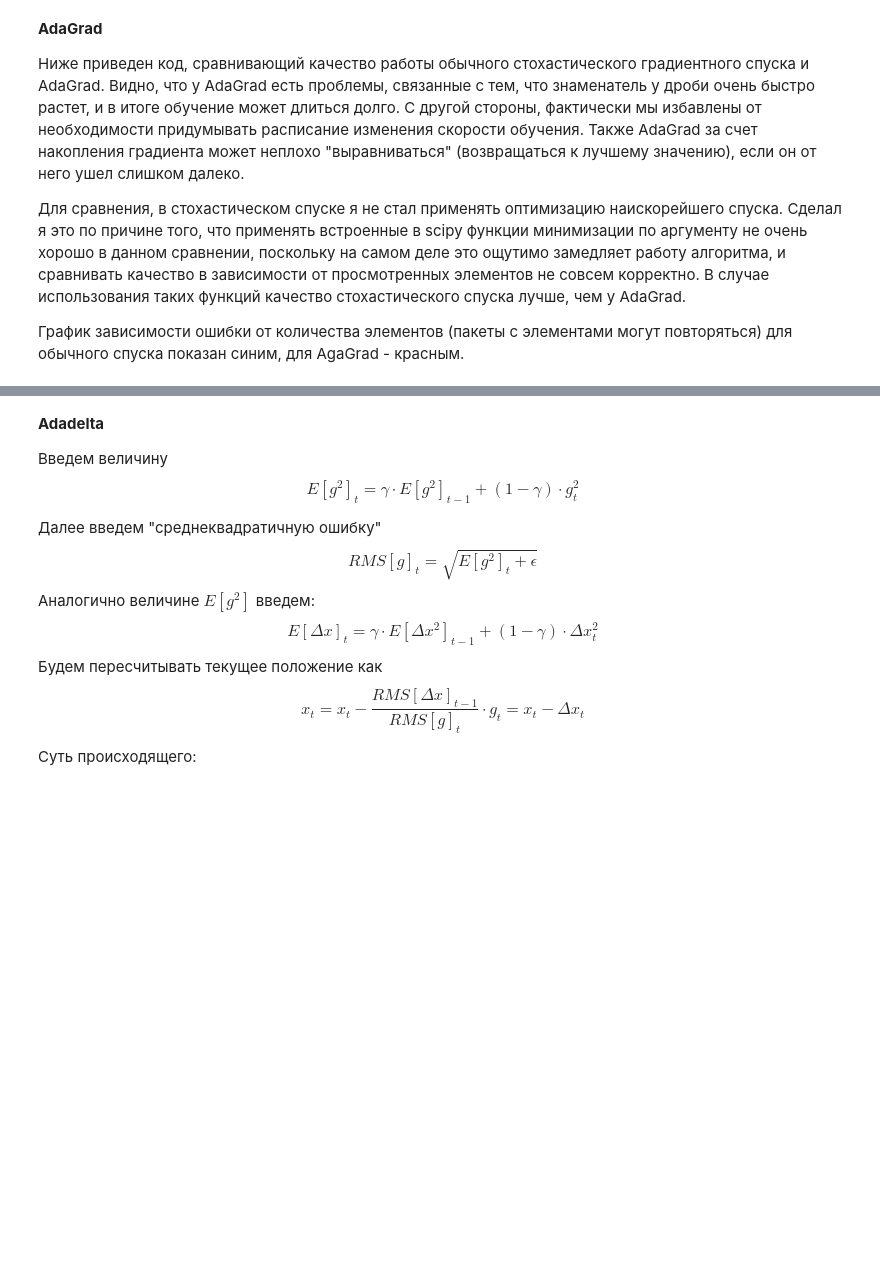
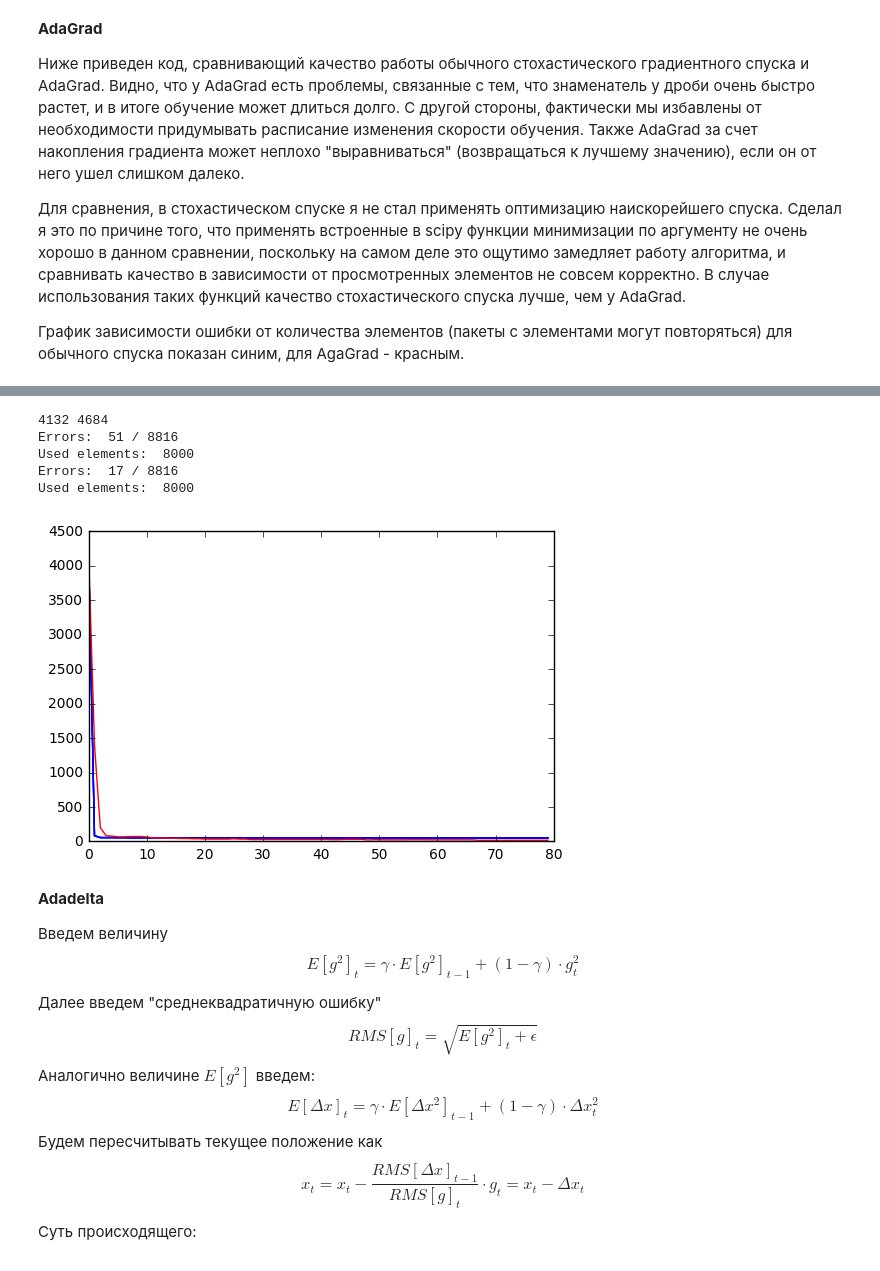
Before and after one commit to aakogtenkov/Ask-me-if-you-can, a Jupyter notebook: Lab1.ipynb, the cells around one changed output, grey strips where cells are left out. Drawn from its saved outputs; the diff is of its cells as text; code cells hidden in the pictures; blank space fills up the shorter version.

```diff
--- a/Lab1.ipynb
+++ b/Lab1.ipynb
@@ -887,3 +698,37 @@ Used elements:  8000
+# %%
+first_group, second_group = load_data()
+
+print(len(first_group), len(second_group))
+
+BATCH_SIZE = 100
+FEATURES_NUMBER = len(first_group[0])
+DATA_FOR_LEARNING_SIZE = 2050 #2050 from 1st and 2050 from 2nd
+MAX_NUMBER_STEPS = 8000 // BATCH_SIZE
+MIN_LOSS = 3
+MATRIX_FEATURES = numpy.vstack((numpy.array(first_group), numpy.array(second_group)))
+MATRIX_ANSWERS = [1] * len(first_group) + [-1] * len(second_group)
+
+w, list_errors = stohastic_gradient_descent_simple(first_group, second_group, BATCH_SIZE, MAX_NUMBER_STEPS,
+                                                   FEATURES_NUMBER, DATA_FOR_LEARNING_SIZE, MIN_LOSS,
+                                                   MATRIX_FEATURES, MATRIX_ANSWERS)
+print("Errors: ", get_number_errors(w, MATRIX_FEATURES, MATRIX_ANSWERS), "/", len(first_group) + len(second_group))
+print("Used elements: ", len(list_errors) * BATCH_SIZE)
+pyplot.plot(list(range(len(list_errors))), list_errors, "blue")
+
+w, list_errors = adagrad(first_group, second_group, BATCH_SIZE, MAX_NUMBER_STEPS,
+                         FEATURES_NUMBER, DATA_FOR_LEARNING_SIZE, MIN_LOSS,
+                         MATRIX_FEATURES, MATRIX_ANSWERS)
+print("Errors: ", get_number_errors(w, MATRIX_FEATURES, MATRIX_ANSWERS), "/", len(first_group) + len(second_group))
+print("Used elements: ", len(list_errors) * BATCH_SIZE)
+pyplot.plot(list(range(len(list_errors))), list_errors, "red")
+pyplot.show()
+# %% [output]
+4132 4684
+Errors:  51 / 8816
+Used elements:  8000
+Errors:  17 / 8816
+Used elements:  8000
+[figure, added]
 # %% [markdown]
 **Adadelta**
 
```
Also changed, not shown: parts of 28 cells of this notebook, 1 other file.
